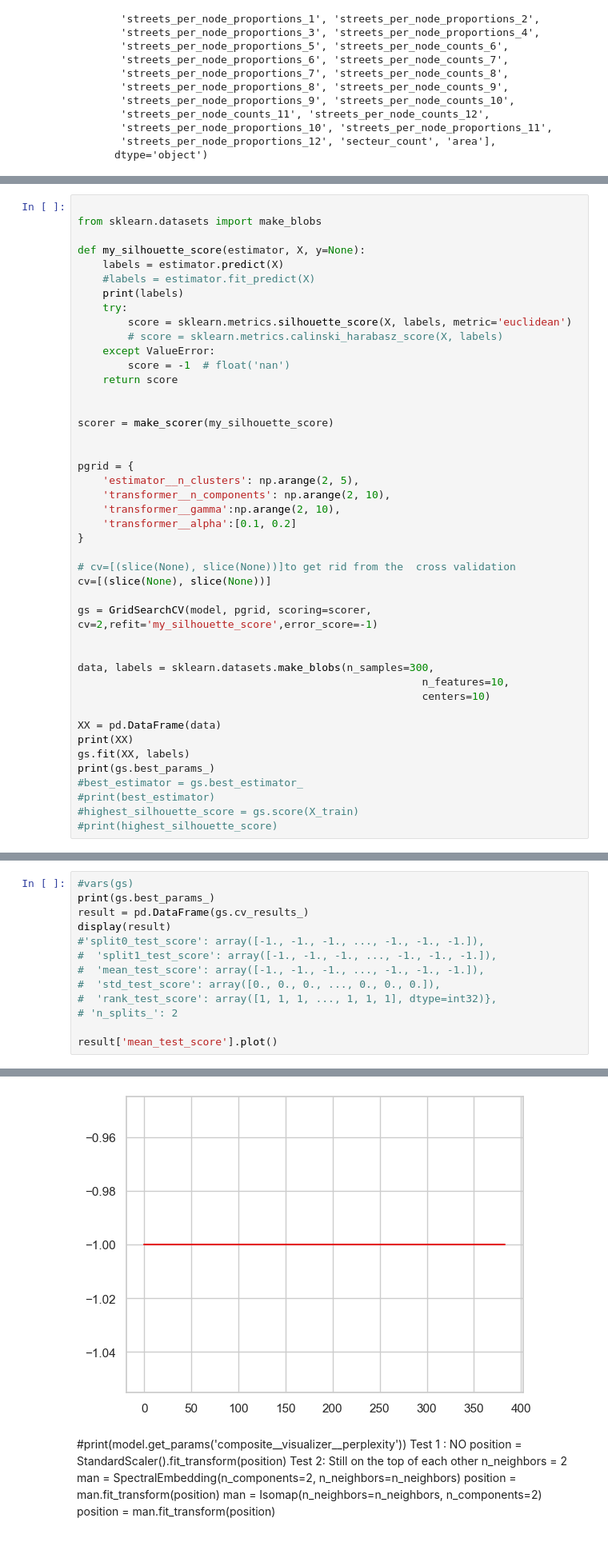
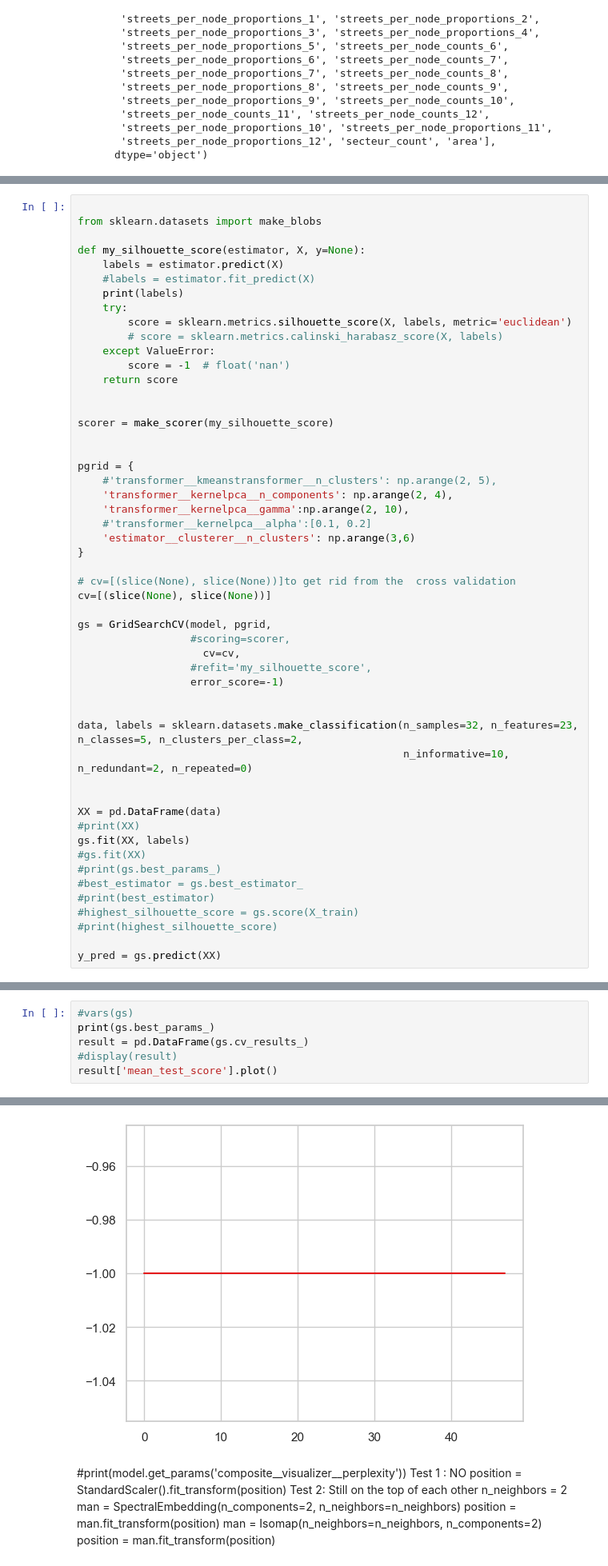
Before and after one commit to cimadure/ind6212, a Jupyter notebook: notebooks/main.ipynb, the cells around one changed output, grey strips where cells are left out. Shown: that part at 80% size. Saved outputs shown, nothing was run; the diff lists cells and outputs as text.

```diff
--- a/notebooks/main.ipynb
+++ b/notebooks/main.ipynb
@@ -379,28 +369,36 @@ scorer = make_scorer(my_silhouette_score)
 
 
 pgrid = {
-    'estimator__n_clusters': np.arange(2, 5),
-    'transformer__n_components': np.arange(2, 10),
-    'transformer__gamma':np.arange(2, 10),
-    'transformer__alpha':[0.1, 0.2]
+    #'transformer__kmeanstransformer__n_clusters': np.arange(2, 5),
+    'transformer__kernelpca__n_components': np.arange(2, 4),
+    'transformer__kernelpca__gamma':np.arange(2, 10),
+    #'transformer__kernelpca__alpha':[0.1, 0.2]
+    'estimator__clusterer__n_clusters': np.arange(3,6)
 }
 
 # cv=[(slice(None), slice(None))]to get rid from the  cross validation
 cv=[(slice(None), slice(None))]
 
-gs = GridSearchCV(model, pgrid, scoring=scorer, cv=2,refit='my_silhouette_score',error_score=-1)
+gs = GridSearchCV(model, pgrid,
+                  #scoring=scorer,
+                    cv=cv,
+                  #refit='my_silhouette_score',
+                  error_score=-1)
 
 
-data, labels = sklearn.datasets.make_blobs(n_samples=300,
-                                                       n_features=10,
-                                                       centers=10)
+data, labels = sklearn.datasets.make_classification(n_samples=32, n_features=23, n_classes=5, n_clusters_per_class=2,
+                                                    n_informative=10, n_redundant=2, n_repeated=0)
+
 
 XX = pd.DataFrame(data)
-print(XX)
+#print(XX)
 gs.fit(XX, labels)
-print(gs.best_params_)
+#gs.fit(XX)
+#print(gs.best_params_)
 #best_estimator = gs.best_estimator_
 #print(best_estimator)
 #highest_silhouette_score = gs.score(X_train)
 #print(highest_silhouette_score)
+
+y_pred = gs.predict(XX)
 # %% [output]
@@ -409,13 +623,6 @@ NameError: name 'sklearn' is not defined
 #vars(gs)
 print(gs.best_params_)
 result = pd.DataFrame(gs.cv_results_)
-display(result)
-#'split0_test_score': array([-1., -1., -1., ..., -1., -1., -1.]),
-#  'split1_test_score': array([-1., -1., -1., ..., -1., -1., -1.]),
-#  'mean_test_score': array([-1., -1., -1., ..., -1., -1., -1.]),
-#  'std_test_score': array([0., 0., 0., ..., 0., 0., 0.]),
-#  'rank_test_score': array([1, 1, 1, ..., 1, 1, 1], dtype=int32)},
-# 'n_splits_': 2
-
+#display(result)
 result['mean_test_score'].plot()
 # %% [output]
@@ -437,4 +631,4 @@ result['mean_test_score'].plot()
-[figure, old version]
+[figure, new version]
 # %% [markdown]
 #print(model.get_params('composite__visualizer__perplexity'))
  Test 1 : NO position = StandardScaler().fit_transform(position)
```
Also changed, not shown: parts of 18 cells of this notebook, 1 other file.
